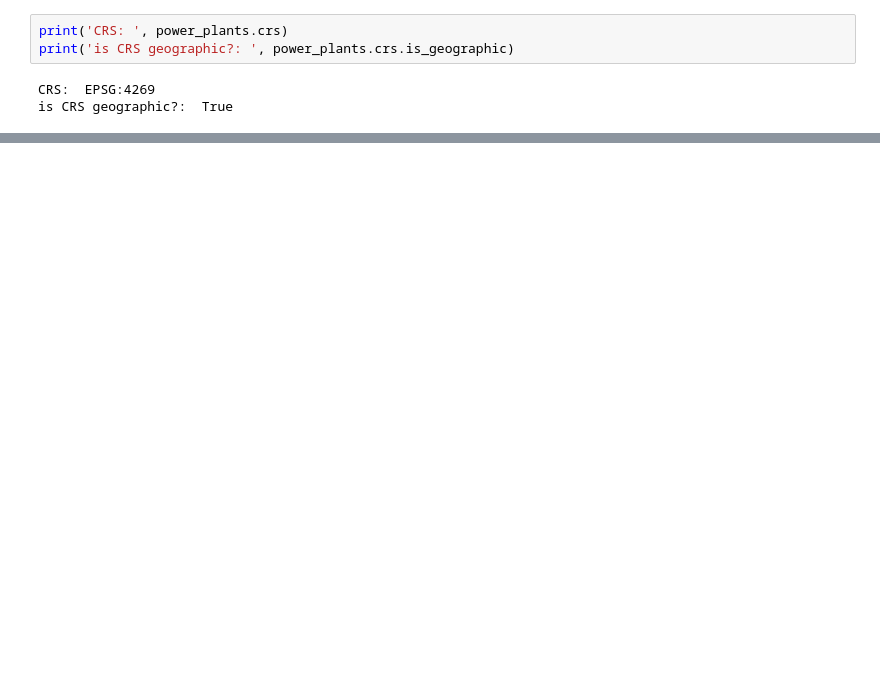
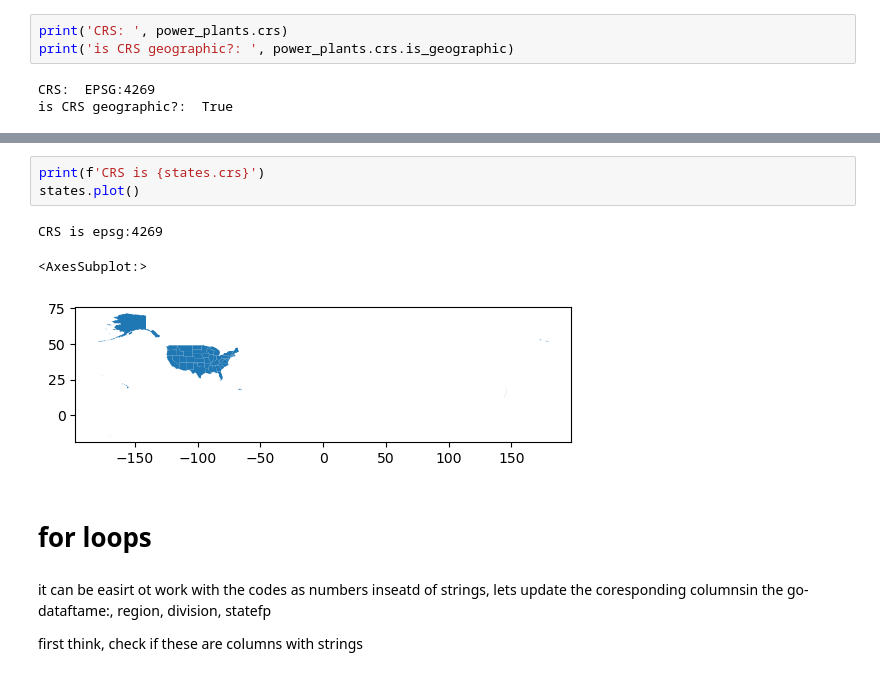
Before and after one commit to silkieMoth/eds220-2024-in-class, a Jupyter notebook: week5-csv-to-geodf.ipynb, the cells around one changed output, grey strips where cells are left out. Cells and saved outputs as stored; diff of their text form; blank space fills up the shorter version.

```diff
--- a/week5-csv-to-geodf.ipynb
+++ b/week5-csv-to-geodf.ipynb
@@ -68,0 +77,13 @@ AttributeError: module 'fiona' has no attribute 'path'
+# %%
+print(f'CRS is {states.crs}')
+states.plot()
+# %% [output]
+CRS is epsg:4269
+<AxesSubplot:>
+[figure, added]
+# %% [markdown]
+# for loops
+# %% [markdown]
+it can be easirt ot work with the codes as numbers inseatd of strings, lets update the coresponding columnsin the go-dataftame:, region, division, statefp
+
+first think, check if these are columns with strings
```
Also changed, not shown: parts of 25 cells of this notebook.
